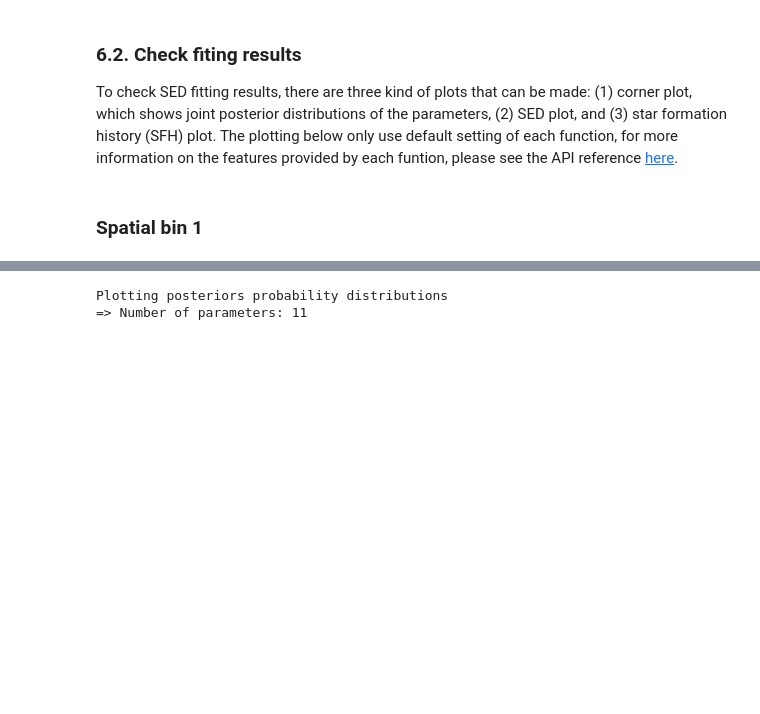
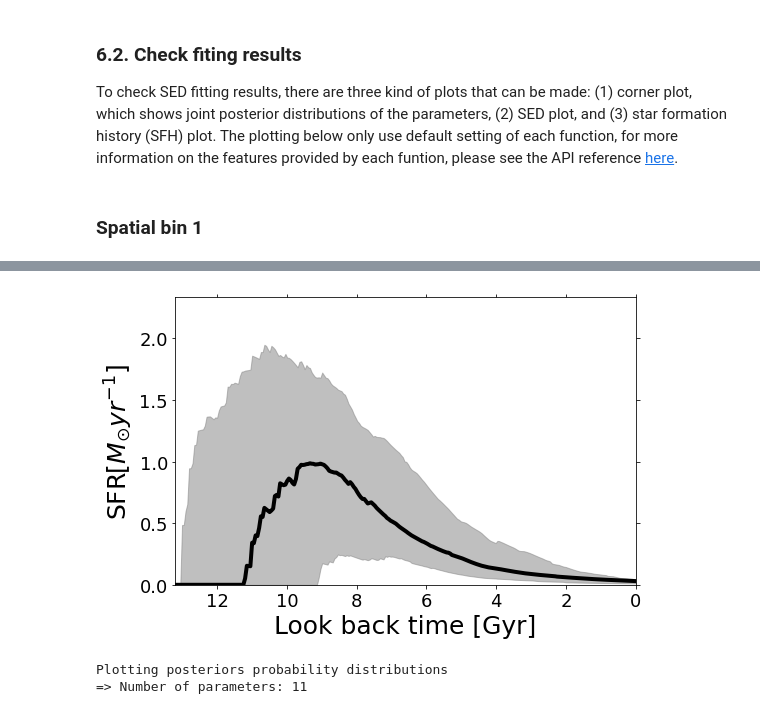
Before and after one commit to aabdurrouf/piXedfit, a Jupyter notebook: examples/FUVtoNIR_CALIFA/Step6_SEDfitting.ipynb, the cells around one changed output, grey strips where cells are left out. Drawn from its saved outputs; the diff is of its cells as text; code cells hidden in the pictures; blank space fills up the shorter version.

```diff
--- a/examples/FUVtoNIR_CALIFA/Step6_SEDfitting.ipynb
+++ b/examples/FUVtoNIR_CALIFA/Step6_SEDfitting.ipynb
@@ -157,3 +182,9 @@ from piXedfit.piXedfit_analysis import plot_sfh_mcmc
+# %%
+name_sampler_fits = "mcmc_bin1.fits"
+plot_sfh_mcmc(name_sampler_fits)
+plt.show()
+# %% [output]
+[figure, added]
 # %%
 %matplotlib inline
 
```
Also changed, not shown: parts of 2 cells of this notebook, 7 other files.
